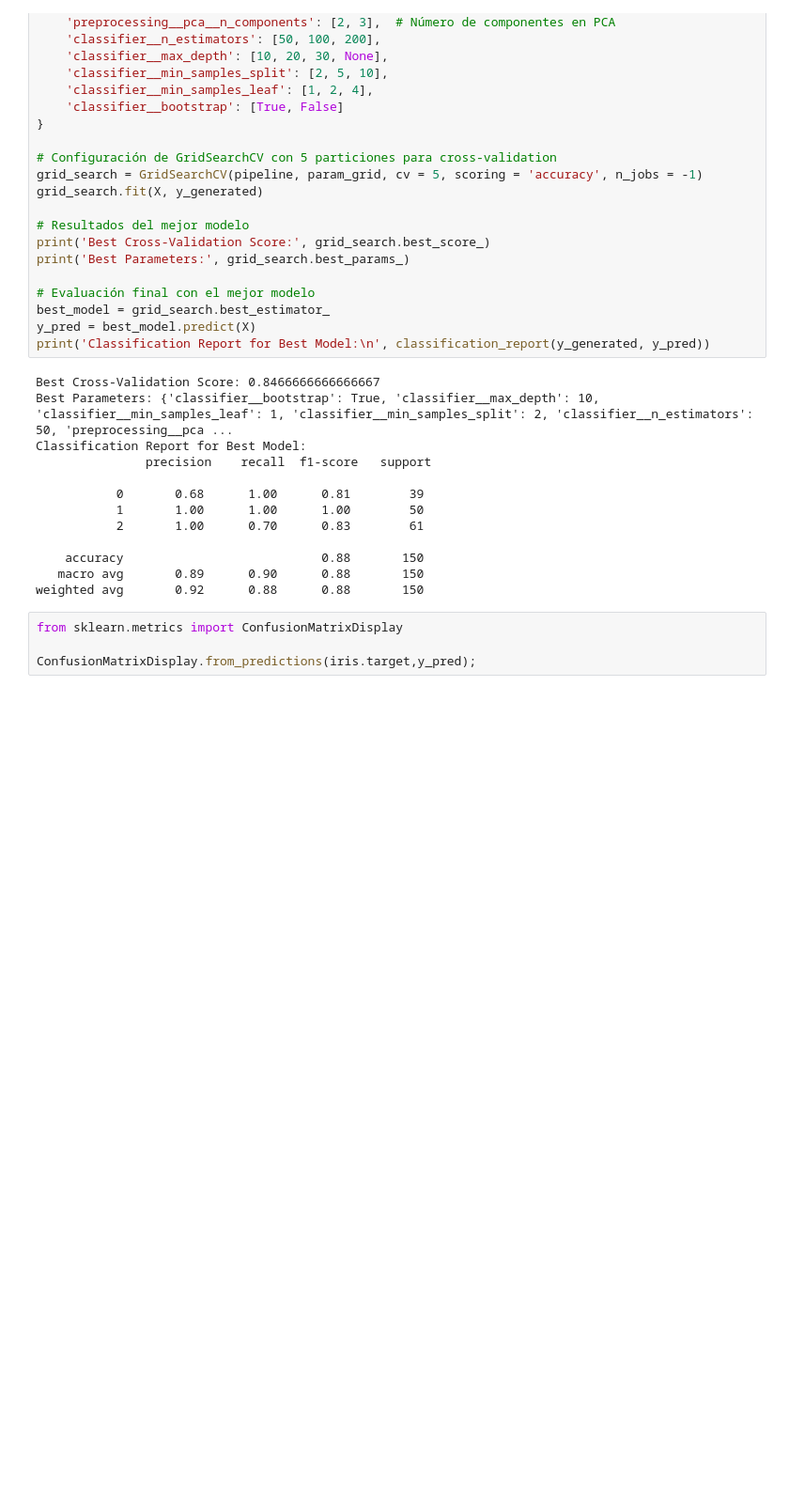
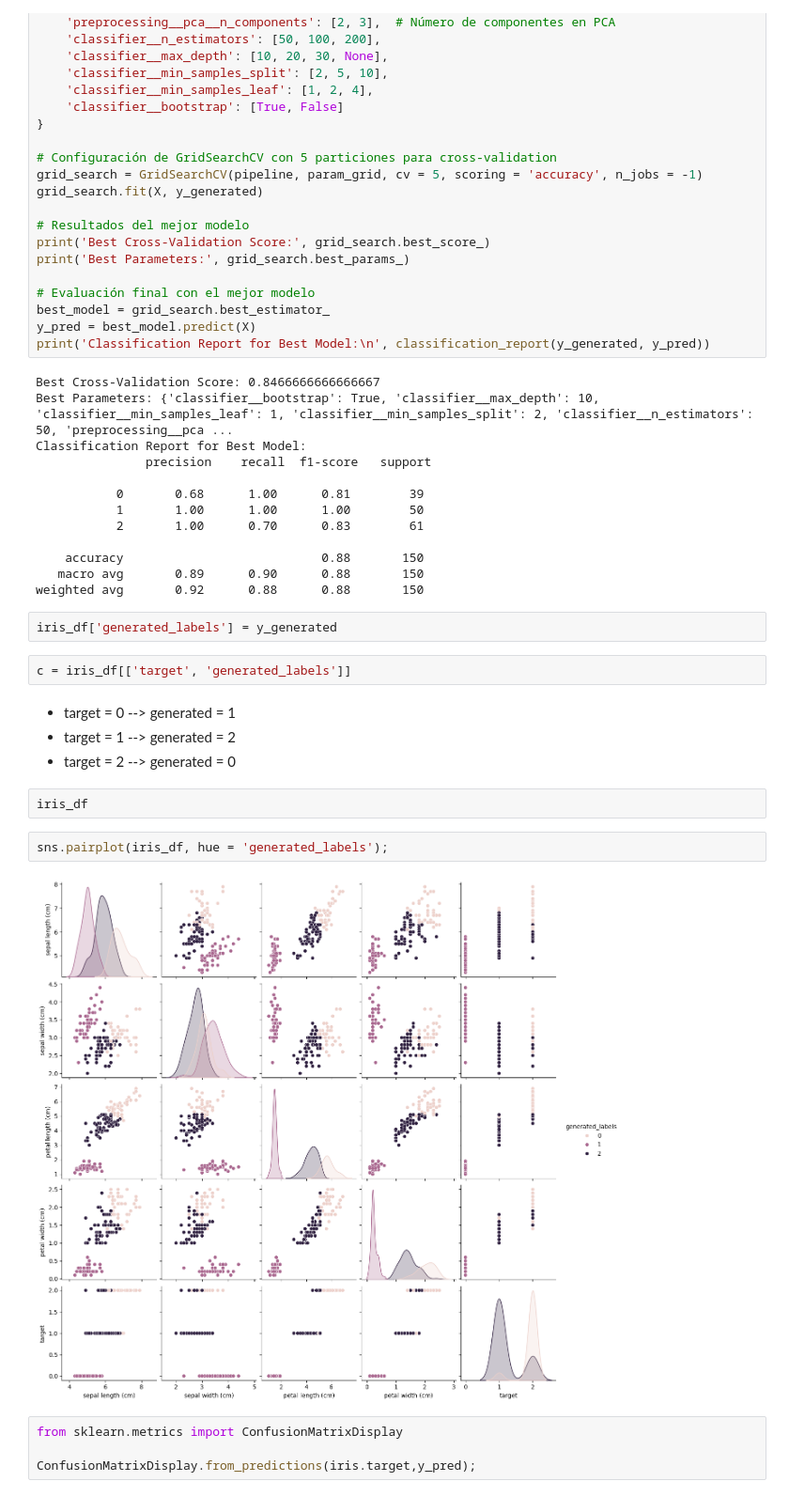
Before and after one commit to mailliwJ/Team_Challenge_Pipelines, a Jupyter notebook: unsupervised.ipynb, the cells around one changed output. Shown at 94% size. Drawn from its saved outputs; the diff is of its cells as text; blank space fills up the shorter version.

```diff
--- a/unsupervised.ipynb
+++ b/unsupervised.ipynb
@@ -108,6 +109,20 @@ Classification Report for Best Model:
     accuracy                           0.88       150
    macro avg       0.89      0.90      0.88       150
 weighted avg       0.92      0.88      0.88       150
+# %%
+iris_df['generated_labels'] = y_generated
+# %%
+c = iris_df[['target', 'generated_labels']]
+# %% [markdown]
+* target = 0 --> generated = 1
+* target = 1 --> generated = 2
+* target = 2 --> generated = 0
+# %%
+iris_df
+# %%
+sns.pairplot(iris_df, hue = 'generated_labels');
+# %% [output]
+[figure, added]
 # %%
 from sklearn.metrics import ConfusionMatrixDisplay
 
```
Also changed, not shown: parts of 1 cell of this notebook.
